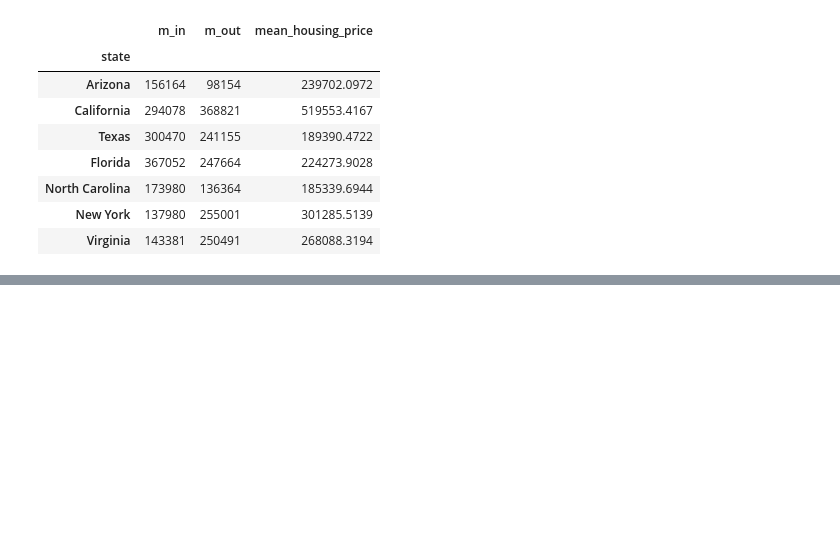
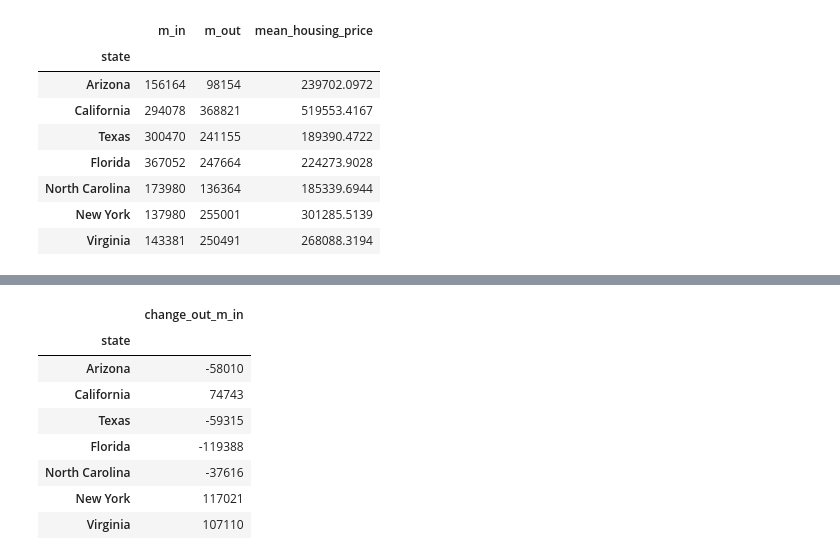
Before and after one commit to aliciasply/InterState-Migration, a Jupyter notebook: Code/Housing-Price-alicia.ipynb, the cells around one changed output, grey strips where cells are left out. Cells and saved outputs as stored; diff of their text form; code cells hidden in the pictures; blank space fills up the shorter version.

```diff
--- a/Code/Housing-Price-alicia.ipynb
+++ b/Code/Housing-Price-alicia.ipynb
@@ -381,0 +400,13 @@ in_out_state_data
+# %%
+out_m_in = pd.DataFrame(out_in_change)
+out_m_in
+# %% [output]
+|  | change_out_m_in |
+| state |  |
+| Arizona | -58010 |
+| California | 74743 |
+| Texas | -59315 |
+| Florida | -119388 |
+| North Carolina | -37616 |
+| New York | 117021 |
+| Virginia | 107110 |
```
Also changed, not shown: parts of 19 cells of this notebook, 3 other files.
